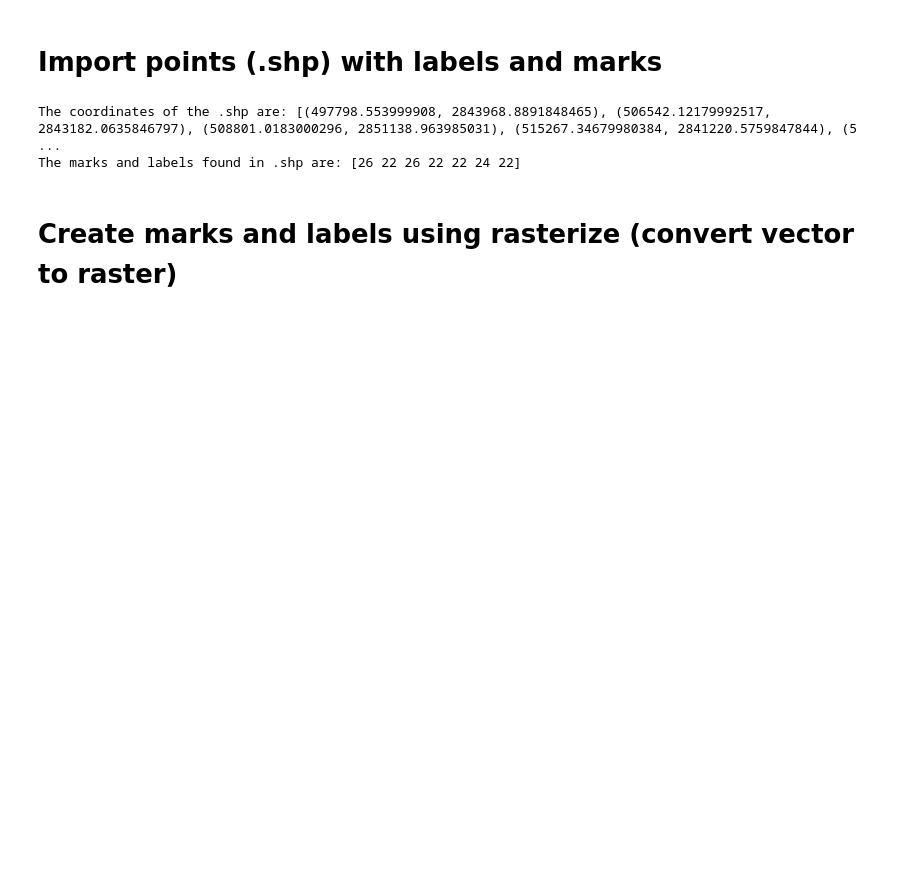
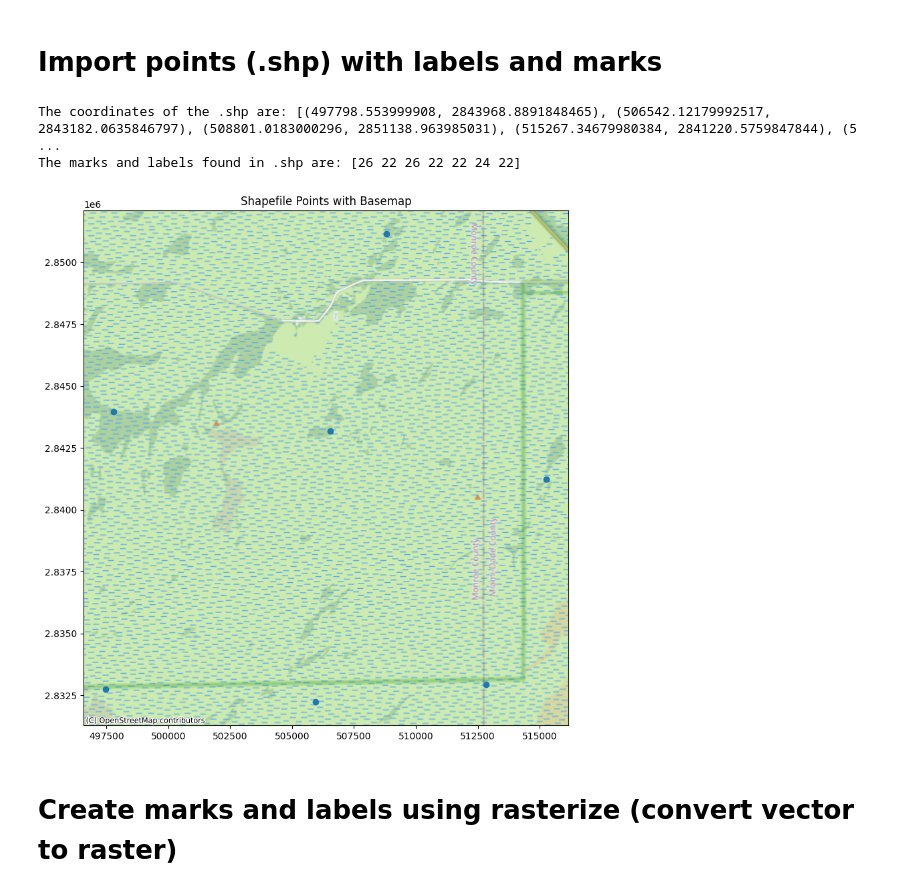
Before and after one commit to CarlosMendez1997Sei/WETSAT_v2, a Jupyter notebook: wetsat_geoprocessing.ipynb, the cells around one changed output. Saved outputs shown, nothing was run; the diff lists cells and outputs as text; code cells hidden in the pictures; blank space fills up the shorter version.

```diff
--- a/wetsat_geoprocessing.ipynb
+++ b/wetsat_geoprocessing.ipynb
@@ -134,22 +136,28 @@ System recognized 29 images VV polarization with size (1121, 967) each one.
 # %%
 # Open shapefile folder
 shapefile_path = "/content/WETSAT_v2/0_Original_Files/aoi1/aoi1/points_AOI1_Mask/points_AOI1.shp"
 # Import geopandas and read .shp
 gdf = gpd.read_file(shapefile_path)
 
 # Get coordinates of .shp
 x_coords = gdf.geometry.x
 y_coords = gdf.geometry.y
 coords = [(geom.centroid.x, geom.centroid.y) for geom in gdf.geometry]
 print(f"The coordinates of the .shp are: {coords}")
 
 # Get values of the column "gridcode"
 labels = gdf["gridcode"].values
 # Print values
 print(f"The marks and labels found in .shp are: {labels}")
+
+ax = gdf.plot(figsize=(10, 10))
+ctx.add_basemap(ax, crs=gdf.crs.to_string(), source=ctx.providers.OpenStreetMap.Mapnik)
+plt.title('Shapefile Points with Basemap')
+plt.show()
 # %% [output]
 The coordinates of the .shp are: [(497798.553999908, 2843968.8891848465), (506542.12179992517, 2843182.0635846797), (508801.0183000296, 2851138.963985031), (515267.34679980384, 2841220.5759847844), (5 ...
 The marks and labels found in .shp are: [26 22 26 22 22 24 22]
+[figure, added]
 # %% [markdown]
 # Create marks and labels using rasterize (convert vector to raster)
 # %%
```
Also changed, not shown: parts of 5 cells of this notebook.
